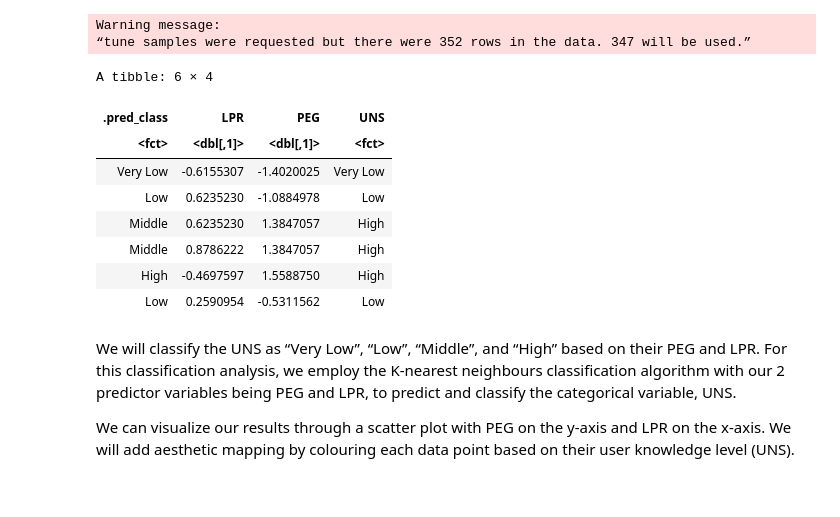
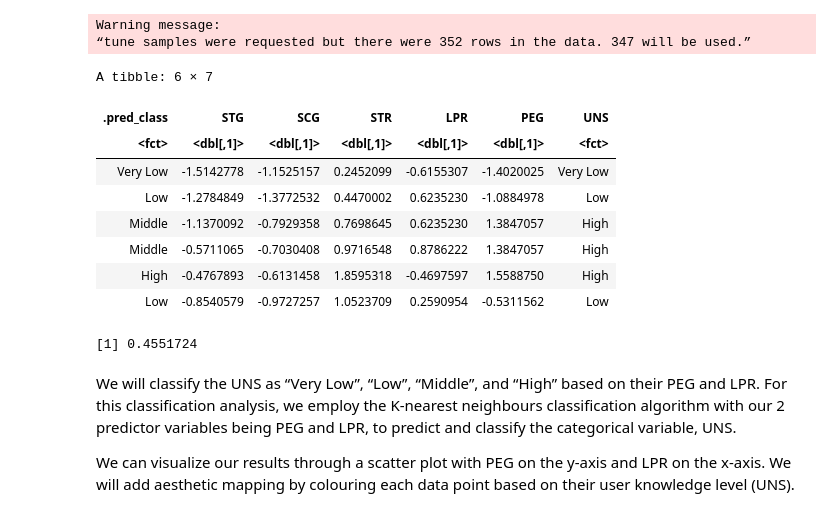
Before and after one commit to miketham24/knn_electrical_dc_machines, a Jupyter notebook: Team 11 Project Report.ipynb, the cells around one changed output. Drawn from its saved outputs; the diff is of its cells as text; code cells hidden in the pictures.

```diff
--- a/Team 11 Project Report.ipynb
+++ b/Team 11 Project Report.ipynb
@@ -306,7 +306,7 @@ uk_recipe_standardize <- recipe(UNS ~ LPR + PEG, data = upsampled_uk) |>
 # %%
 # Creating workflow
 uk_fit <- workflow() |>
-  add_recipe(uk_recipe) |>
+  add_recipe(uk_recipe_standardize) |>
   add_model(uk_spec) |>
   fit(data = upsampled_uk)
 # %% [output]
@@ -315,30 +315,33 @@ Warning message:
 # %%
 # Now for predicting our labels based on our test set
 
 uk_test_predictions <- predict(uk_fit, uk_test_scaled) |>
-  bind_cols(uk_test_scaled)
-
+    bind_cols(uk_test_scaled) |>
+    mutate(.pred_class = fct_relevel(.pred_class, c('Very Low', 'Low', 'Middle', 'High'))) |>
+    mutate(UNS = fct_relevel(UNS, c('Very Low', 'Low', 'Middle', 'High')))
 head(uk_test_predictions)
 # %% [output]
-A tibble: 6 × 4
+A tibble: 6 × 7
-| .pred_class | LPR | PEG | UNS |
-| <fct> | <dbl[,1]> | <dbl[,1]> | <fct> |
-| Very Low | -0.6155307 | -1.4020025 | Very Low |
-| Low | 0.6235230 | -1.0884978 | Low |
-| Middle | 0.6235230 | 1.3847057 | High |
-| Middle | 0.8786222 | 1.3847057 | High |
-| High | -0.4697597 | 1.5588750 | High |
-| Low | 0.2590954 | -0.5311562 | Low |
+| .pred_class | STG | SCG | STR | LPR | PEG | UNS |
+| <fct> | <dbl[,1]> | <dbl[,1]> | <dbl[,1]> | <dbl[,1]> | <dbl[,1]> | <fct> |
+| Very Low | -1.5142778 | -1.1525157 | 0.2452099 | -0.6155307 | -1.4020025 | Very Low |
+| Low | -1.2784849 | -1.3772532 | 0.4470002 | 0.6235230 | -1.0884978 | Low |
+| Middle | -1.1370092 | -0.7929358 | 0.7698645 | 0.6235230 | 1.3847057 | High |
+| Middle | -0.5711065 | -0.7030408 | 0.9716548 | 0.8786222 | 1.3847057 | High |
+| High | -0.4767893 | -0.6131458 | 1.8595318 | -0.4697597 | 1.5588750 | High |
+| Low | -0.8540579 | -0.9727257 | 1.0523709 | 0.2590954 | -0.5311562 | Low |
 # %%
 # Evaluate Performance of our model
 
-# accuracy <- uk_test_predictions |>
-#         metrics(truth = UNS, estimate = .pred_class) |>
-#         filter(.metric == "accuracy") |>
-#         select(.estimate) |>
-#         pull()
+accuracy <- uk_test_predictions |>
+        metrics(truth = UNS, estimate = .pred_class) |>
+        filter(.metric == "accuracy") |>
+        select(.estimate) |>
+        pull()
 
-# accuracy
+accuracy
+# %% [output]
+[1] 0.4551724
 # %%
 # Since we have a rough estimate of the accuracy of our model, we will perform a 5-fold cross-validation
 
```
Also changed, not shown: parts of 1 cell of this notebook.
